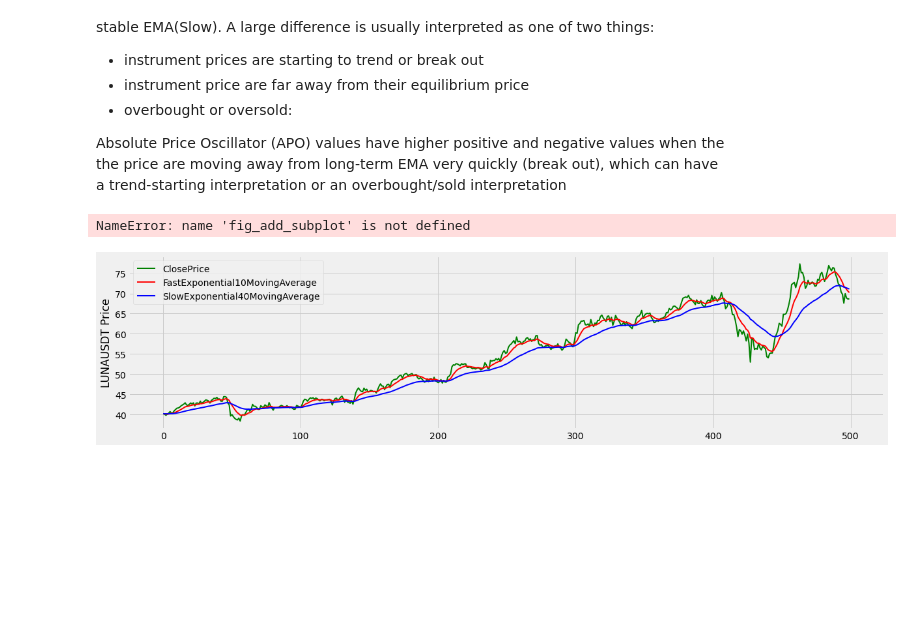
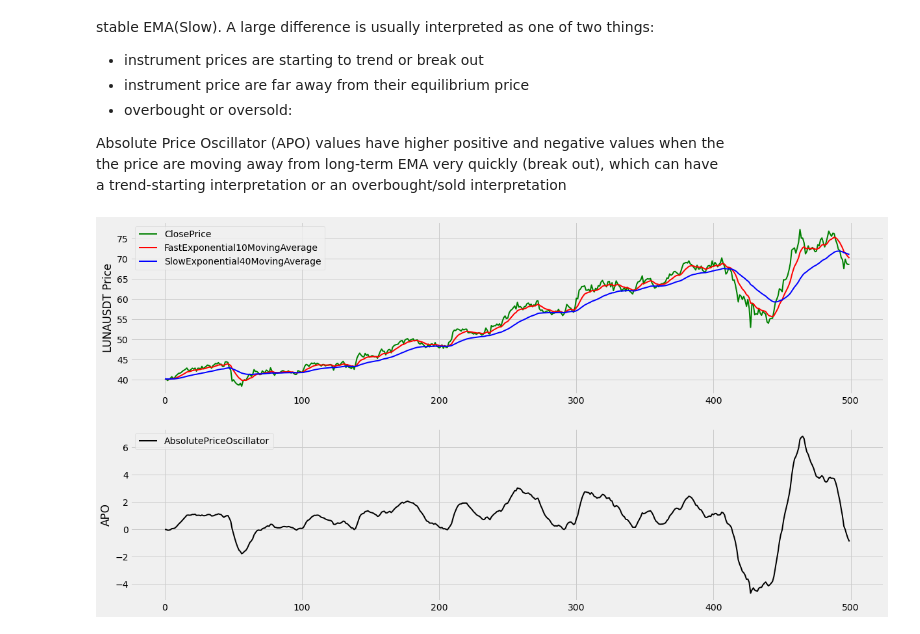
Before and after one commit to pavka665/Algorithmic-Trading, a Jupyter notebook: AbsolutePriceOscillator.ipynb, the cells around one changed output. Drawn from its saved outputs; the diff is of its cells as text; code cells hidden in the pictures; blank space fills up the shorter version.

Commit message:
Fixing error in code

```diff
--- a/AbsolutePriceOscillator.ipynb
+++ b/AbsolutePriceOscillator.ipynb
@@ -63,16 +63,15 @@ apo = df_data['AbsolutePriceOscillator']
 # %%
 # Visualize the data
 fig = plt.figure()
 fig.set_size_inches(18.5, 10,5)
 ax1 = fig.add_subplot(211, ylabel='LUNAUSDT Price')
 close_price.plot(ax=ax1, color='g', lw=2., legend=True)
 ema_f.plot(ax=ax1, color='r', lw=2., legend=True)
 ema_s.plot(ax=ax1, color='b', lw=2., legend=True)
 
-ax2 = fig_add_subplot(212, ylabel='APO')
+ax2 = fig.add_subplot(212, ylabel='APO')
 apo.plot(ax=ax2, color='black', lw=2., legend=True)
 
 plt.show()
 # %% [output]
-NameError: name 'fig_add_subplot' is not defined
-[figure, old version]
+[figure, new version]
```
